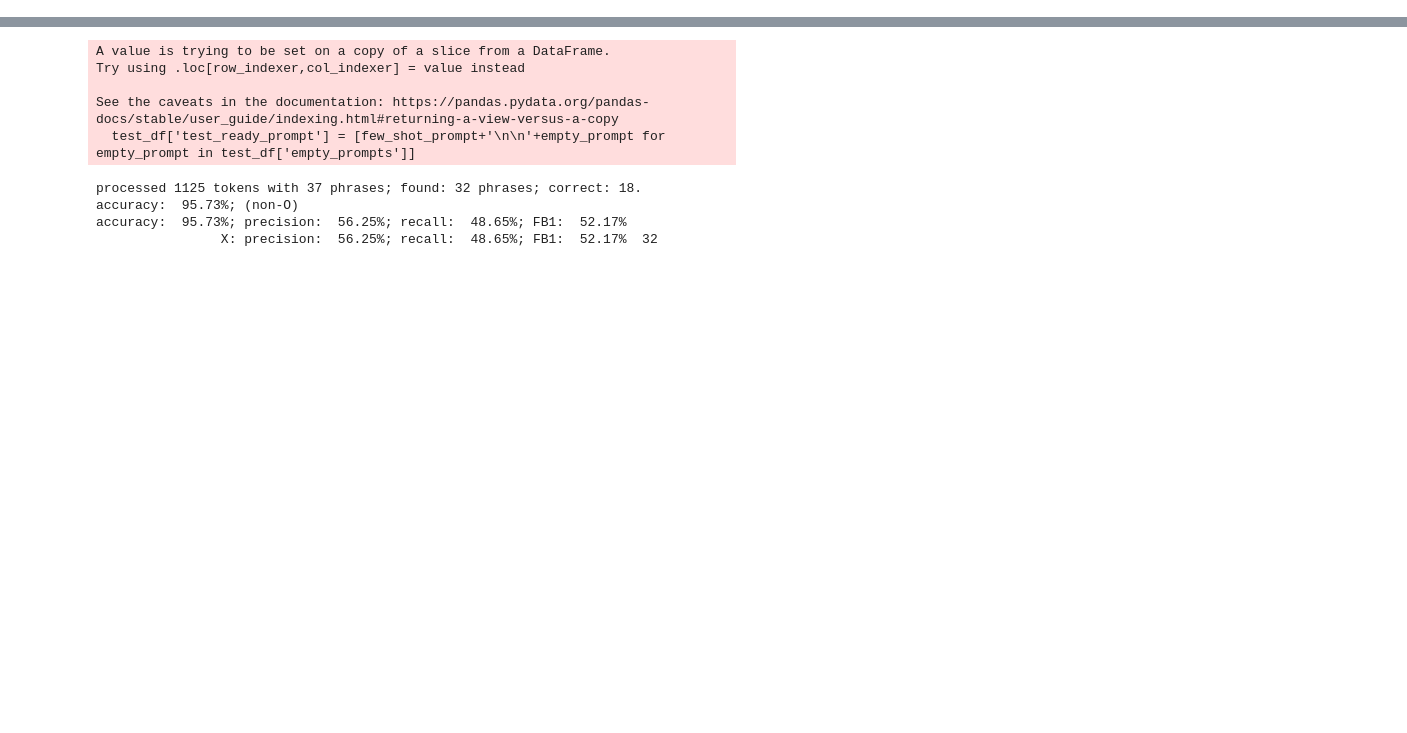
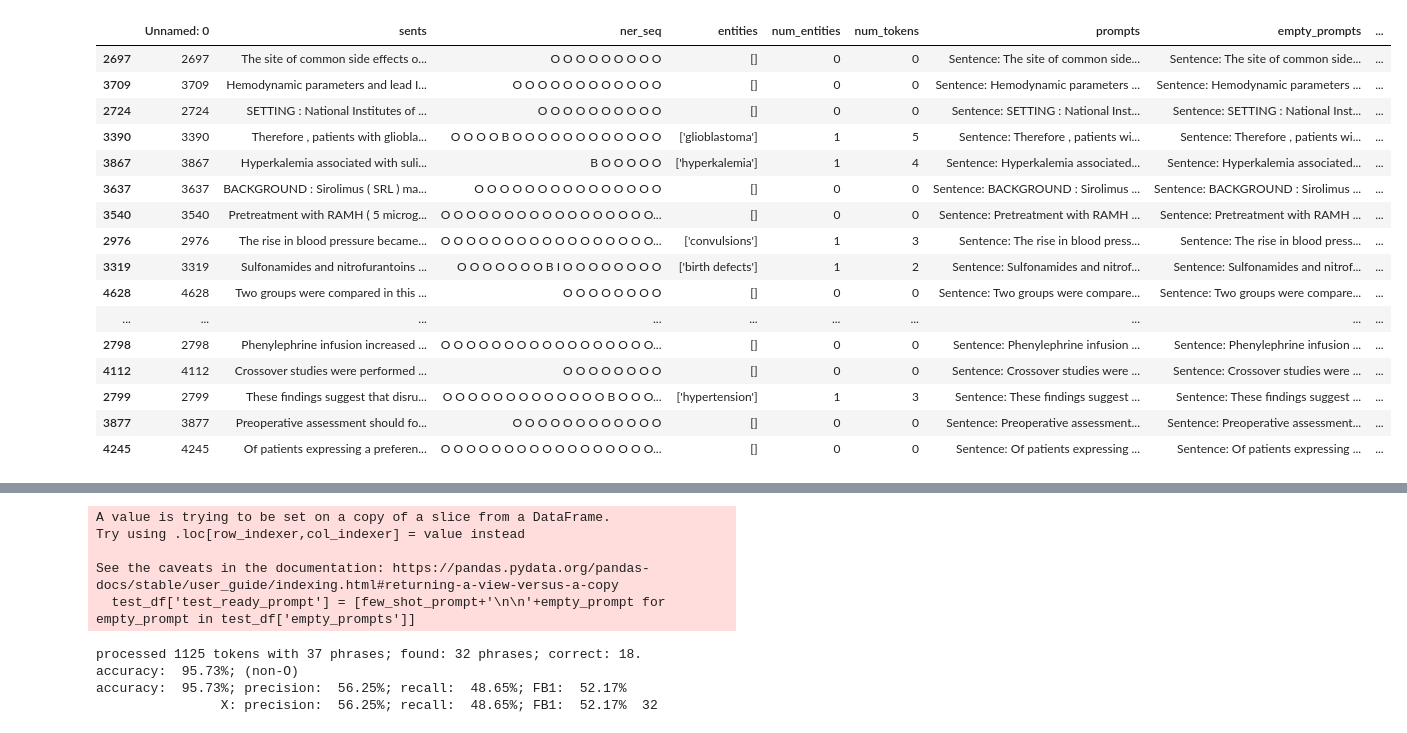
Before and after one commit to nickmcneal/biomedical-information-extraction, a Jupyter notebook: src/Prompt Selection.ipynb, the cells around one changed output, grey strips where cells are left out. Cells and saved outputs as stored; diff of their text form; code cells hidden in the pictures; blank space fills up the shorter version.

```diff
--- a/src/Prompt Selection.ipynb
+++ b/src/Prompt Selection.ipynb
@@ -39,5 +41,5 @@ See the caveats in the documentation: https://pandas.pydata.org/pandas-docs/stab
 # %%
-def create_prompt_dataset_stratified(train_df, test_df, seed, few_shot_num, number_of_test_samples, selection_strategy,sep=', '):
+def create_prompt_dataset(train_df, test_df, seed, few_shot_num, number_of_test_samples, selection_strategy,sep=', ',train_df2=None):
 
     random = np.random.RandomState(seed)
 
@@ -48,7 +50,7 @@ def create_prompt_dataset_stratified(train_df, test_df, seed, few_shot_num, numb
     if number_of_test_samples != 'all':
         #Making sure the samples are the same as the first batch
         random = np.random.RandomState(42)
-        random.permutation(train_df.index)
+        random.permutation(train_df2.index)
         chosen_test_ids = random.permutation(test_df.index)[:number_of_test_samples]
 
         chosen_test_df = test_df.loc[chosen_test_ids]
@@ -57,7 +59,7 @@ def create_prompt_dataset_stratified(train_df, test_df, seed, few_shot_num, numb
 
     return {'seed':seed,'few_shot_prompt': few_shot_prompt, 'chosen_prompt_ids':chosen_prompt_ids,'sep': sep,'test_df': chosen_test_df}
 # %%
-def test_prompt_selection(engine, train_df, eval_df, few_shot_seeds, dev_set_seeds, few_shot_size=5, eval_size=50):
+def test_prompt_selection(engine, train_df, eval_df, few_shot_seeds, dev_set_seeds, few_shot_size=5, eval_size=50, sampling_strategy='random'):
 
     result_by_seeds = []
     result_dfs_by_seeds = {}
@@ -71,7 +73,8 @@ def test_prompt_selection(engine, train_df, eval_df, few_shot_seeds, dev_set_see
             else:
                 permuted_eval_df = eval_df
 
-            dev_data = create_prompt_dataset(train_df, permuted_eval_df, few_shot_seed, few_shot_size, eval_size, 'random')
+            dev_data = create_prompt_dataset(train_df, permuted_eval_df, few_shot_seed, few_shot_size, eval_size, sampling_strategy,train_df2=train_half1)
+
             dev_df = dev_data['test_df']
             prompts = dev_df.test_ready_prompt.values
 
@@ -84,3 +87,24 @@ def test_prompt_selection(engine, train_df, eval_df, few_shot_seeds, dev_set_see
             result_dfs_by_seeds[(few_shot_seed, dev_set_seed)] = result_df
 
     return pd.DataFrame(result_by_seeds, columns=["few_shot_seed", "dev_set_seed", "f1", "precision", "recall", "prompt"]), result_dfs_by_seeds
+
+def create_few_shot_prompt(train_df, random, few_shot_num, selection_strategy):
+
+    if selection_strategy == 'random':
+        chosen_inds = random.permutation(train_df.index)[:few_shot_num]
+    elif selection_strategy == 'stratified':
+        chosen_inds = []
+        sorted_available_num_entites = np.sort(train_df.num_entities.unique())
+
+        if len(sorted_available_num_entites) > few_shot_num:
+            for i in range(few_shot_num):
+                chosen_inds.append(random.permutation(train_df[train_df.num_entities == sorted_available_num_entites[i]].index)[0])
+        else:
+            #TODO: Finish logic when the number of diverse entity numbers is lower than the number of few shot examples
+            for num_ents in sorted_available_num_entites:
+                chosen_inds.append(random.permutation(train_df[train_df.num_entities == num_ents].index)[0])
+
+    few_shot_prompt_list = train_df.loc[chosen_inds, 'prompts'].values
+    few_shot_prompt = '\n\n'.join(few_shot_prompt_list)
+
+    return few_shot_prompt, chosen_inds
@@ -86,0 +159,6 @@ def test_prompt_selection(engine, train_df, eval_df, few_shot_seeds, dev_set_see
+# %%
+disease_performance_by_prompt_sel_many_ents, disease_results_by_prompt_sel_many_ents = test_prompt_selection('ada',
+                                                                                         many_ents_train_half1,
+                                                                                         train_half2,
+                                                                                         [0,2,4,6],
+                                                                                         [0,1],sampling_strategy='stratified')
@@ -86,0 +204,20 @@ def test_prompt_selection(engine, train_df, eval_df, few_shot_seeds, dev_set_see
+# %%
+disease_results_by_prompt_sel_many_ents[0,0]
+# %% [output]
+|  | Unnamed: 0 | sents | ner_seq | entities | num_entities | num_tokens | prompts | empty_prompts | ... |
+| 2697 | 2697 | The site of common side effects o... | O O O O O O O O O | [] | 0 | 0 | Sentence: The site of common side... | Sentence: The site of common side... | ... |
+| 3709 | 3709 | Hemodynamic parameters and lead I... | O O O O O O O O O O O O | [] | 0 | 0 | Sentence: Hemodynamic parameters ... | Sentence: Hemodynamic parameters ... | ... |
+| 2724 | 2724 | SETTING : National Institutes of ... | O O O O O O O O O O | [] | 0 | 0 | Sentence: SETTING : National Inst... | Sentence: SETTING : National Inst... | ... |
+| 3390 | 3390 | Therefore , patients with gliobla... | O O O O B O O O O O O O O O O O O | ['glioblastoma'] | 1 | 5 | Sentence: Therefore , patients wi... | Sentence: Therefore , patients wi... | ... |
+| 3867 | 3867 | Hyperkalemia associated with suli... | B O O O O O | ['hyperkalemia'] | 1 | 4 | Sentence: Hyperkalemia associated... | Sentence: Hyperkalemia associated... | ... |
+| 3637 | 3637 | BACKGROUND : Sirolimus ( SRL ) ma... | O O O O O O O O O O O O O O O | [] | 0 | 0 | Sentence: BACKGROUND : Sirolimus ... | Sentence: BACKGROUND : Sirolimus ... | ... |
+| 3540 | 3540 | Pretreatment with RAMH ( 5 microg... | O O O O O O O O O O O O O O O O O... | [] | 0 | 0 | Sentence: Pretreatment with RAMH ... | Sentence: Pretreatment with RAMH ... | ... |
+| 2976 | 2976 | The rise in blood pressure became... | O O O O O O O O O O O O O O O O O... | ['convulsions'] | 1 | 3 | Sentence: The rise in blood press... | Sentence: The rise in blood press... | ... |
+| 3319 | 3319 | Sulfonamides and nitrofurantoins ... | O O O O O O O B I O O O O O O O O | ['birth defects'] | 1 | 2 | Sentence: Sulfonamides and nitrof... | Sentence: Sulfonamides and nitrof... | ... |
+| 4628 | 4628 | Two groups were compared in this ... | O O O O O O O O | [] | 0 | 0 | Sentence: Two groups were compare... | Sentence: Two groups were compare... | ... |
+| ... | ... | ... | ... | ... | ... | ... | ... | ... | ... |
+| 2798 | 2798 | Phenylephrine infusion increased ... | O O O O O O O O O O O O O O O O O... | [] | 0 | 0 | Sentence: Phenylephrine infusion ... | Sentence: Phenylephrine infusion ... | ... |
+| 4112 | 4112 | Crossover studies were performed ... | O O O O O O O O | [] | 0 | 0 | Sentence: Crossover studies were ... | Sentence: Crossover studies were ... | ... |
+| 2799 | 2799 | These findings suggest that disru... | O O O O O O O O O O O O O B O O O... | ['hypertension'] | 1 | 3 | Sentence: These findings suggest ... | Sentence: These findings suggest ... | ... |
+| 3877 | 3877 | Preoperative assessment should fo... | O O O O O O O O O O O O | [] | 0 | 0 | Sentence: Preoperative assessment... | Sentence: Preoperative assessment... | ... |
+| 4245 | 4245 | Of patients expressing a preferen... | O O O O O O O O O O O O O O O O O... | [] | 0 | 0 | Sentence: Of patients expressing ... | Sentence: Of patients expressing ... | ... |
```
Also changed, not shown: parts of 22 cells of this notebook, 18 other files.
